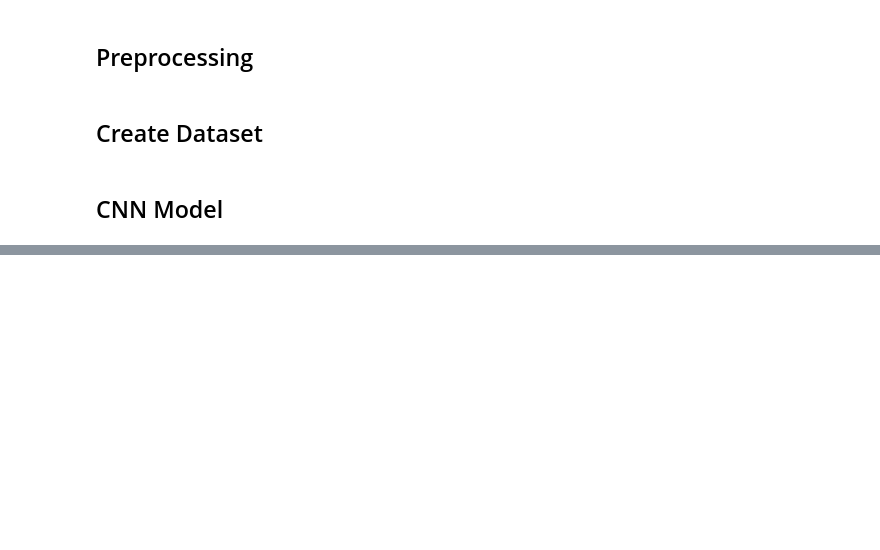
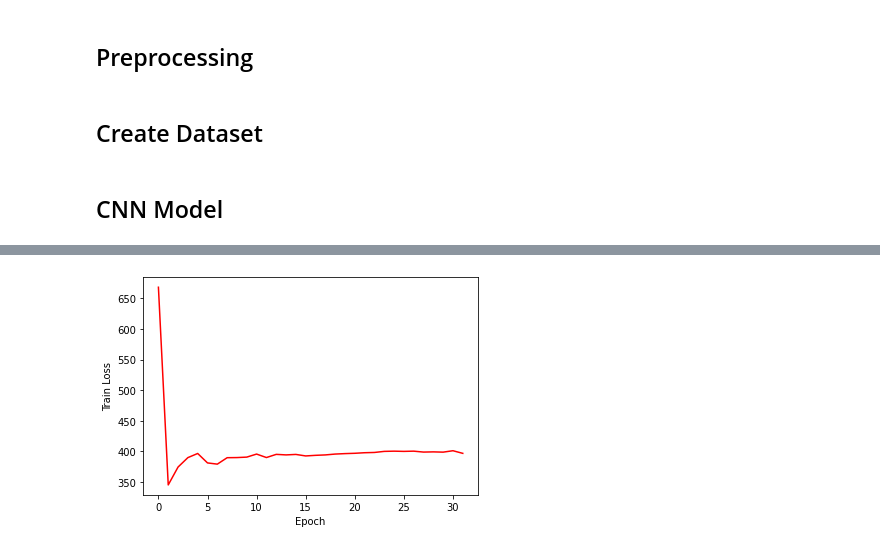
Before and after one commit to BloodyUnicorn/Application-identification, a Jupyter notebook: Application_identification.ipynb, the cells around one changed output, grey strips where cells are left out. Cells and saved outputs as stored; diff of their text form; code cells hidden in the pictures; blank space fills up the shorter version.

```diff
--- a/Application_identification.ipynb
+++ b/Application_identification.ipynb
@@ -337,17 +350,12 @@ if not os.path.isfile(cache):
 else:
     dataset = []
     # data_dir = 'drive/MyDrive/deep_packet/Dataset/'
-    # if not os.path.exists(os.path.dirname(data_dir)):
-    #   os.makedirs(os.path.dirname)
     # for path in os.listdir(data_dir):
     #     with open(data_dir + path, 'rb') as f:
     #         dataset.extend(pickle.load(f))
     with (open(cache, "rb")) as f:
-      while True:
-        try:
-            dataset.extend(pickle.load(f))
-        except EOFError:
-            break
+        dataset.extend(pickle.load(f))
+
 
 # pprint(dataset)
 # %%
@@ -389,0 +498,3 @@ app_test_loader = torch.utils.data.DataLoader(app_test_final, batch_size=batch_s
+# %%
+device = torch.device('cuda' if torch.cuda.is_available() else 'cpu')
+print(device)
@@ -389,0 +503,4 @@ app_test_loader = torch.utils.data.DataLoader(app_test_final, batch_size=batch_s
+# %%
+model = ConvNet().to(device)
+optimizer = torch.optim.Adam(model.parameters(), lr = 0.001)
+criterion = nn.CrossEntropyLoss()
@@ -389,0 +568,7 @@ app_test_loader = torch.utils.data.DataLoader(app_test_final, batch_size=batch_s
+# %%
+plt.plot(np.arange(len(train_losses)), train_losses, 'r')
+plt.xlabel('Epoch')
+plt.ylabel('Train Loss')
+plt.show()
+# %% [output]
+[figure, added]
```
Also changed, not shown: parts of 10 cells of this notebook.
